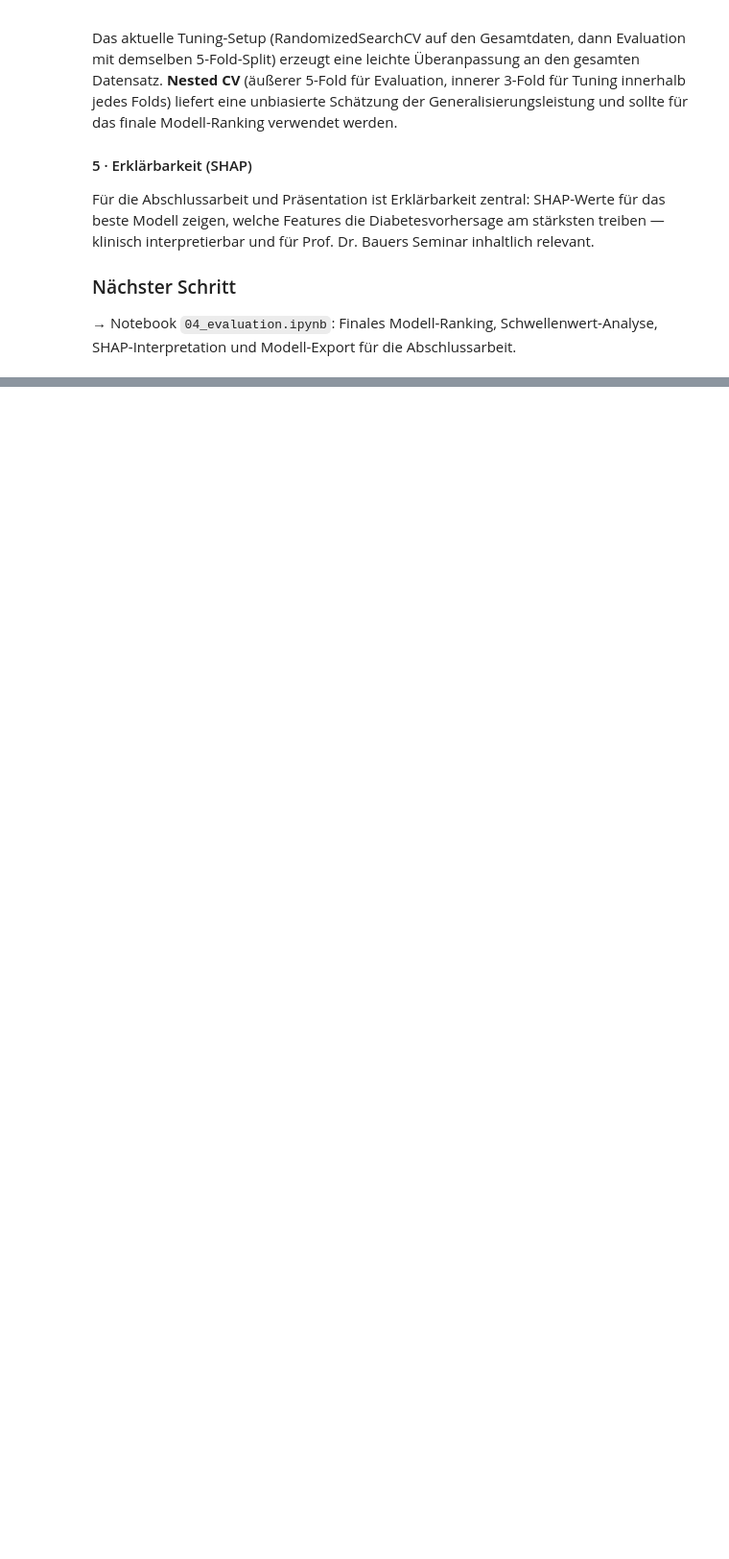
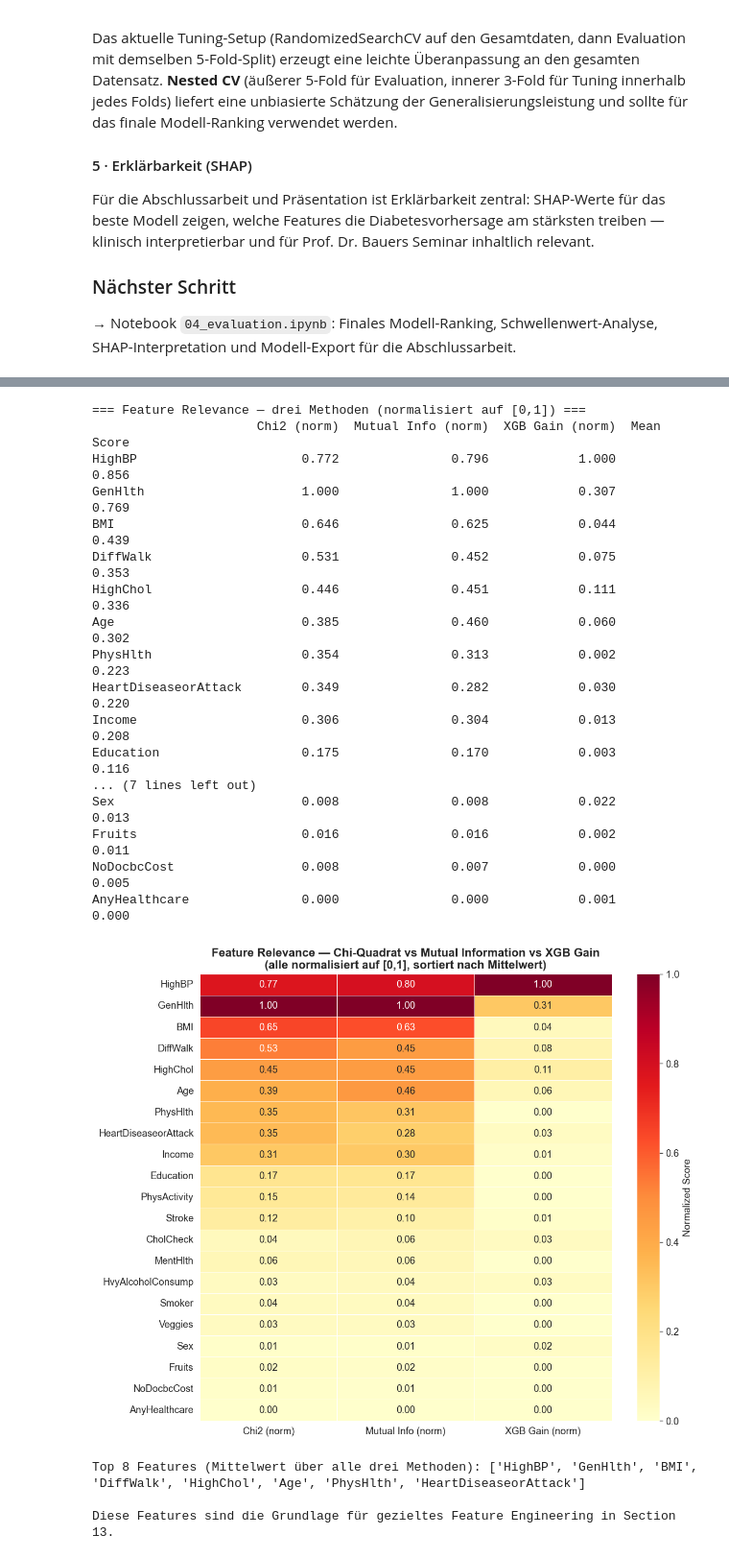
Before and after one commit to Hasher26/diabetes-prediction-ml, a Jupyter notebook: notebooks/03_modeling.ipynb, the cells around one changed output, grey strips where cells are left out. Shown at 96% size. Saved outputs shown, nothing was run; the diff lists cells and outputs as text; code cells hidden in the pictures; blank space fills up the shorter version.

```diff
--- a/notebooks/03_modeling.ipynb
+++ b/notebooks/03_modeling.ipynb
@@ -882,0 +1014,78 @@ Für die Abschlussarbeit und Präsentation ist Erklärbarkeit zentral: SHAP-Wert
+# %%
+from scipy.stats import chi2_contingency
+from sklearn.feature_selection import mutual_info_classif
+
+# ── Chi-Quadrat ────────────────────────────────────────────────────────────────
+chi2_results = {}
+for col in X.columns:
+    ct = pd.crosstab(X[col], y)
+    chi2, p, dof, _ = chi2_contingency(ct)
+    chi2_results[col] = {'chi2': chi2, 'p_value': p, 'dof': dof}
+
+chi2_df = pd.DataFrame(chi2_results).T.sort_values('chi2', ascending=False)
+chi2_df['significant'] = chi2_df['p_value'] < 0.05
+
+# ── Mutual Information ─────────────────────────────────────────────────────────
+mi_scores = mutual_info_classif(X, y, discrete_features=True, random_state=SEED)
+mi_series = pd.Series(mi_scores, index=X.columns).sort_values(ascending=False)
+
+# ── Kombinierte Übersicht ──────────────────────────────────────────────────────
+# Normalize both to [0,1] for visual comparison
+chi2_norm = (chi2_df['chi2'] - chi2_df['chi2'].min()) / (chi2_df['chi2'].max() - chi2_df['chi2'].min())
+mi_norm   = (mi_series - mi_series.min()) / (mi_series.max() - mi_series.min())
+
+# Align gain to same feature set
+gain_aligned = gain_series.reindex(X.columns).fillna(0)
+gain_norm = (gain_aligned - gain_aligned.min()) / (gain_aligned.max() - gain_aligned.min())
+
+summary_df = pd.DataFrame({
+    'Chi2 (norm)'       : chi2_norm,
+    'Mutual Info (norm)': mi_norm,
+    'XGB Gain (norm)'   : gain_norm,
+}).sort_values('Mutual Info (norm)', ascending=False)
+summary_df['Mean Score'] = summary_df.mean(axis=1)
+summary_df = summary_df.sort_values('Mean Score', ascending=False)
+
+print('=== Feature Relevance — drei Methoden (normalisiert auf [0,1]) ===')
+print(summary_df.round(3).to_string())
+
+# ── Heatmap ────────────────────────────────────────────────────────────────────
+fig, ax = plt.subplots(figsize=(10, 8))
+sns.heatmap(
+    summary_df[['Chi2 (norm)', 'Mutual Info (norm)', 'XGB Gain (norm)']],
+    annot=True, fmt='.2f', cmap='YlOrRd', ax=ax,
+    linewidths=0.4, cbar_kws={'label': 'Normalized Score'}
+)
+ax.set_title('Feature Relevance — Chi-Quadrat vs Mutual Information vs XGB Gain\n'
+             '(alle normalisiert auf [0,1], sortiert nach Mittelwert)',
+             fontweight='bold')
+plt.tight_layout()
+plt.savefig(os.path.join(PLOTS_DIR, '22_feature_relevance_heatmap.png'), bbox_inches='tight')
+plt.show()
+
+# Top features by mean score
+top_features = summary_df.head(8).index.tolist()
+print(f'\nTop 8 Features (Mittelwert über alle drei Methoden): {top_features}')
+print('\nDiese Features sind die Grundlage für gezieltes Feature Engineering in Section 13.')
+# %% [output]
+=== Feature Relevance — drei Methoden (normalisiert auf [0,1]) ===
+                      Chi2 (norm)  Mutual Info (norm)  XGB Gain (norm)  Mean Score
+HighBP                      0.772               0.796            1.000       0.856
+GenHlth                     1.000               1.000            0.307       0.769
+BMI                         0.646               0.625            0.044       0.439
+DiffWalk                    0.531               0.452            0.075       0.353
+HighChol                    0.446               0.451            0.111       0.336
+Age                         0.385               0.460            0.060       0.302
+PhysHlth                    0.354               0.313            0.002       0.223
+HeartDiseaseorAttack        0.349               0.282            0.030       0.220
+Income                      0.306               0.304            0.013       0.208
+Education                   0.175               0.170            0.003       0.116
+... (7 lines left out)
+Sex                         0.008               0.008            0.022       0.013
+Fruits                      0.016               0.016            0.002       0.011
+NoDocbcCost                 0.008               0.007            0.000       0.005
+AnyHealthcare               0.000               0.000            0.001       0.000
+[figure, added]
+Top 8 Features (Mittelwert über alle drei Methoden): ['HighBP', 'GenHlth', 'BMI', 'DiffWalk', 'HighChol', 'Age', 'PhysHlth', 'HeartDiseaseorAttack']
+
+Diese Features sind die Grundlage für gezieltes Feature Engineering in Section 13.
```
Also changed, not shown: parts of 12 cells of this notebook, 1 other file.
